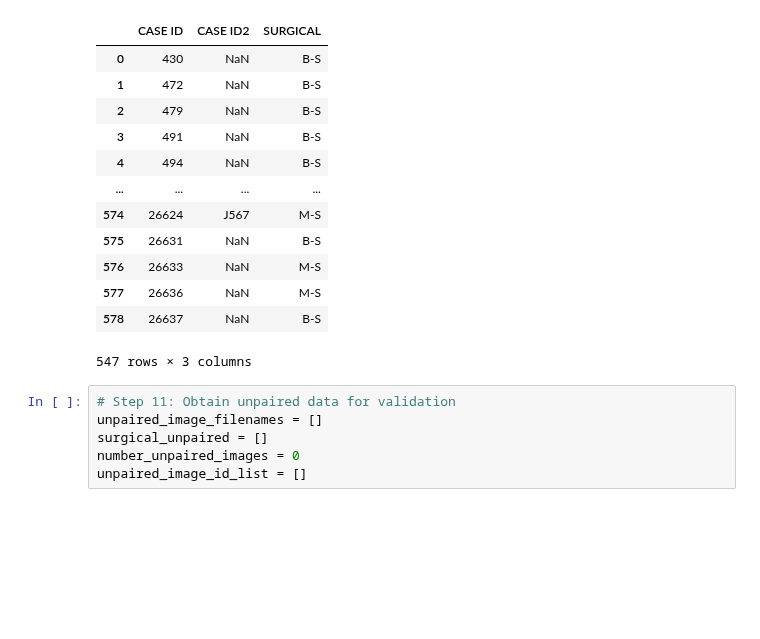
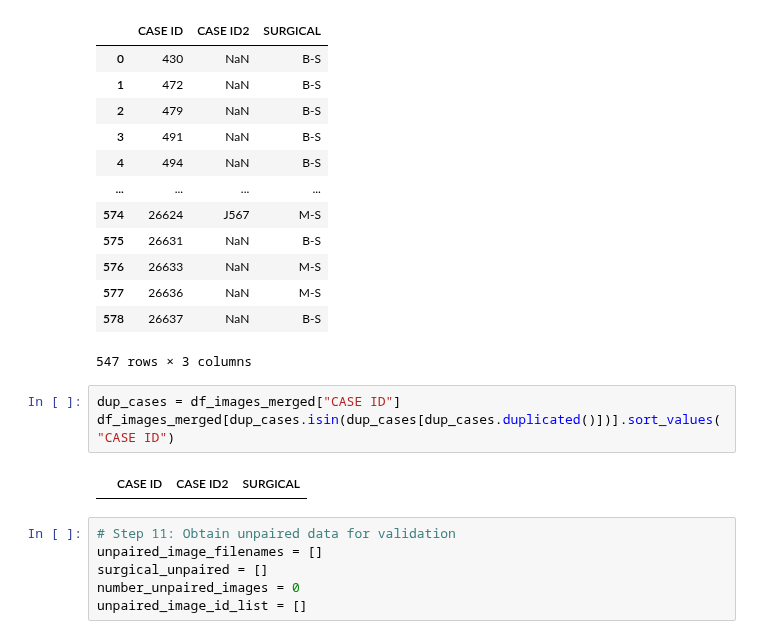
Before and after one commit to KristoferLintonReid/ultrasound-contrastivemodels, a Jupyter notebook: notebooks/data_preprocesing.ipynb, the cells around one changed output. Drawn from its saved outputs; the diff is of its cells as text; blank space fills up the shorter version.

```diff
--- a/notebooks/data_preprocesing.ipynb
+++ b/notebooks/data_preprocesing.ipynb
@@ -343,6 +348,11 @@ df_images_merged
 | 577 | 26636 | NaN | M-S |
 | 578 | 26637 | NaN | B-S |
 547 rows × 3 columns
+# %%
+dup_cases = df_images_merged["CASE ID"]
+df_images_merged[dup_cases.isin(dup_cases[dup_cases.duplicated()])].sort_values("CASE ID")
+# %% [output]
+|  | CASE ID | CASE ID2 | SURGICAL |
 # %%
 # Step 11: Obtain unpaired data for validation
 unpaired_image_filenames = []
```
Also changed, not shown: parts of 3 cells of this notebook, 1 other file.
